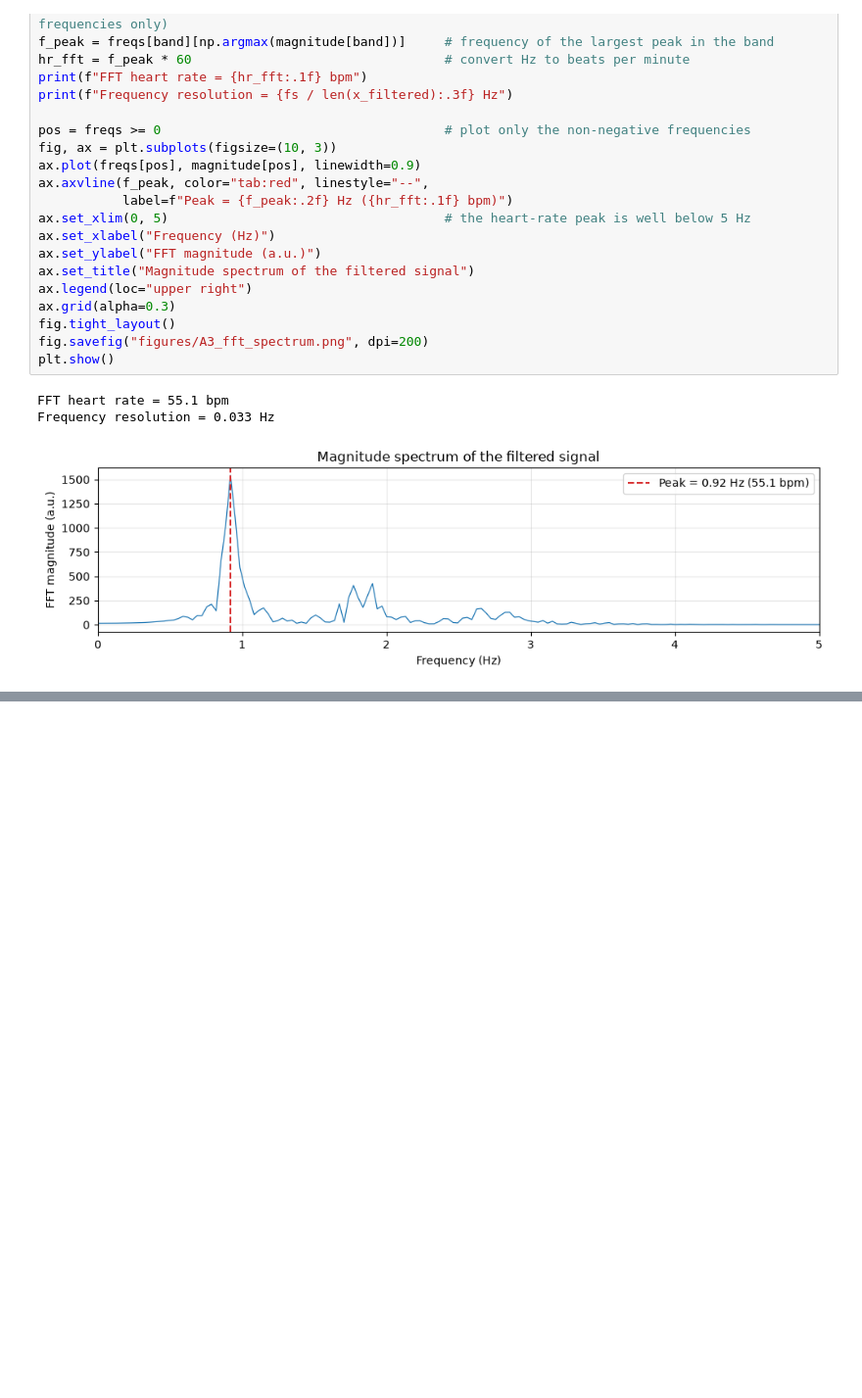
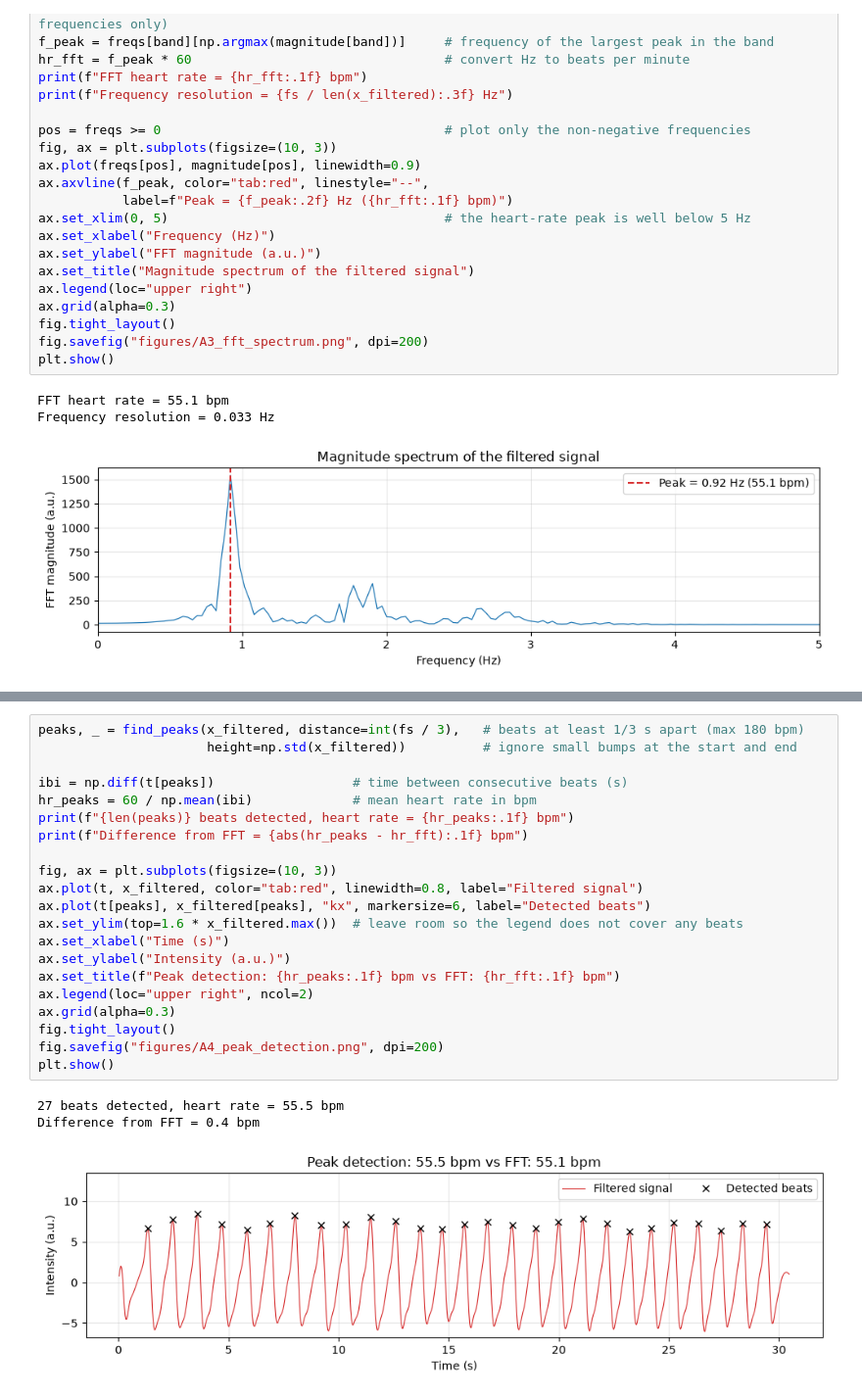
Before and after one commit to lihaoZHew/MPHY0058-heart-rate, a Jupyter notebook: heart_rate.ipynb, the cells around one changed output, grey strips where cells are left out. Shown at 98% size. Saved outputs shown, nothing was run; the diff lists cells and outputs as text; blank space fills up the shorter version.

Commit message:
Add peak-detection method for validation

```diff
--- a/heart_rate.ipynb
+++ b/heart_rate.ipynb
@@ -108,0 +112,25 @@ Frequency resolution = 0.033 Hz
+# %%
+peaks, _ = find_peaks(x_filtered, distance=int(fs / 3),   # beats at least 1/3 s apart (max 180 bpm)
+                      height=np.std(x_filtered))          # ignore small bumps at the start and end
+
+ibi = np.diff(t[peaks])                  # time between consecutive beats (s)
+hr_peaks = 60 / np.mean(ibi)             # mean heart rate in bpm
+print(f"{len(peaks)} beats detected, heart rate = {hr_peaks:.1f} bpm")
+print(f"Difference from FFT = {abs(hr_peaks - hr_fft):.1f} bpm")
+
+fig, ax = plt.subplots(figsize=(10, 3))
+ax.plot(t, x_filtered, color="tab:red", linewidth=0.8, label="Filtered signal")
+ax.plot(t[peaks], x_filtered[peaks], "kx", markersize=6, label="Detected beats")
+ax.set_ylim(top=1.6 * x_filtered.max())  # leave room so the legend does not cover any beats
+ax.set_xlabel("Time (s)")
+ax.set_ylabel("Intensity (a.u.)")
+ax.set_title(f"Peak detection: {hr_peaks:.1f} bpm vs FFT: {hr_fft:.1f} bpm")
+ax.legend(loc="upper right", ncol=2)
+ax.grid(alpha=0.3)
+fig.tight_layout()
+fig.savefig("figures/A4_peak_detection.png", dpi=200)
+plt.show()
+# %% [output]
+27 beats detected, heart rate = 55.5 bpm
+Difference from FFT = 0.4 bpm
+[figure, added]
```
Also changed, not shown: parts of 1 cell of this notebook, 1 other file.
